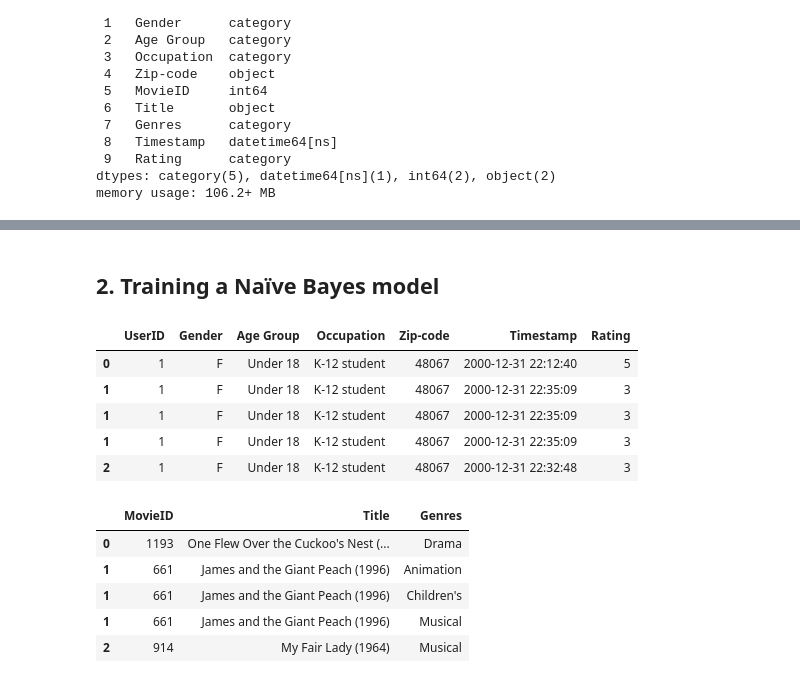
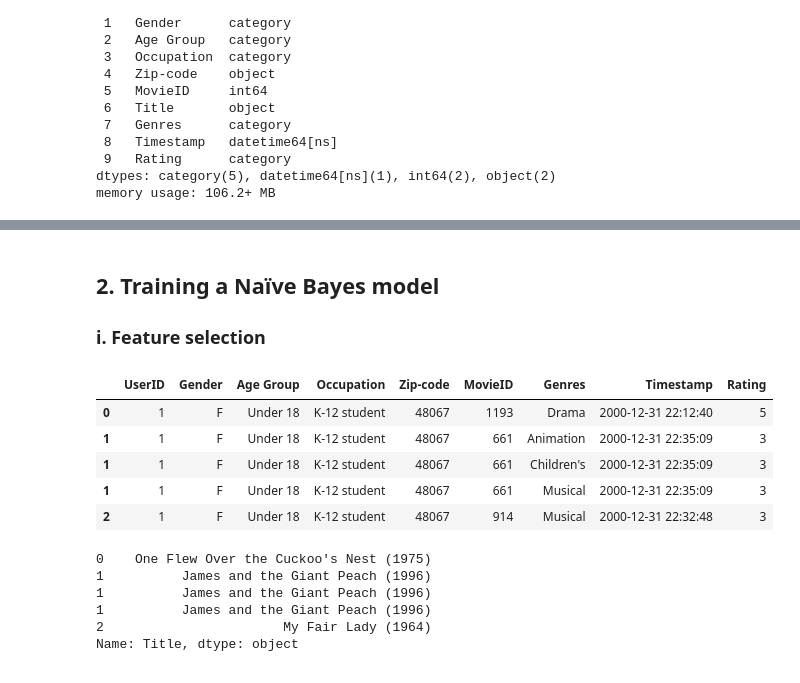
Before and after one commit to grace-sampao/Learning-Log-Python-Machine-Learning-by-Example-by-Yuxi-Hayden-Liu, a Jupyter notebook: exercises/02-building-a-movie-recommendation-engine-with-naïve-bayes/exercise-01.ipynb, the cells around one changed output, grey strips where cells are left out. Saved outputs shown, nothing was run; the diff lists cells and outputs as text; code cells hidden in the pictures.

```diff
--- a/exercises/02-building-a-movie-recommendation-engine-with-naïve-bayes/exercise-01.ipynb
+++ b/exercises/02-building-a-movie-recommendation-engine-with-naïve-bayes/exercise-01.ipynb
@@ -643,29 +644,31 @@ user_movie_ratings.head()
 | 2 | 1 | F | Under 18 | K-12 student | 48067 | 914 | My Fair Lady (1964) | Musical | 2000-12-31 22:32:48 | 3 |
 # %% [markdown]
 ## 2. Training a Naïve Bayes model
+
+### i. Feature selection
 # %%
-features = user_movie_ratings[['UserID', 'Gender', 'Age Group', 'Occupation', 'Zip-code', 'Timestamp', 'Rating']]
-targets = user_movie_ratings[['MovieID', 'Title', 'Genres']]
+features = user_movie_ratings[['UserID', 'Gender', 'Age Group', 'Occupation', 'Zip-code', 'MovieID', 'Genres', 'Timestamp', 'Rating']]
+targets = user_movie_ratings['Title']
 
 X, y = features, targets
 
 X.head()
 # %% [output]
-|  | UserID | Gender | Age Group | Occupation | Zip-code | Timestamp | Rating |
-| 0 | 1 | F | Under 18 | K-12 student | 48067 | 2000-12-31 22:12:40 | 5 |
-| 1 | 1 | F | Under 18 | K-12 student | 48067 | 2000-12-31 22:35:09 | 3 |
-| 1 | 1 | F | Under 18 | K-12 student | 48067 | 2000-12-31 22:35:09 | 3 |
-| 1 | 1 | F | Under 18 | K-12 student | 48067 | 2000-12-31 22:35:09 | 3 |
-| 2 | 1 | F | Under 18 | K-12 student | 48067 | 2000-12-31 22:32:48 | 3 |
+|  | UserID | Gender | Age Group | Occupation | Zip-code | MovieID | Genres | Timestamp | Rating |
+| 0 | 1 | F | Under 18 | K-12 student | 48067 | 1193 | Drama | 2000-12-31 22:12:40 | 5 |
+| 1 | 1 | F | Under 18 | K-12 student | 48067 | 661 | Animation | 2000-12-31 22:35:09 | 3 |
+| 1 | 1 | F | Under 18 | K-12 student | 48067 | 661 | Children's | 2000-12-31 22:35:09 | 3 |
+| 1 | 1 | F | Under 18 | K-12 student | 48067 | 661 | Musical | 2000-12-31 22:35:09 | 3 |
+| 2 | 1 | F | Under 18 | K-12 student | 48067 | 914 | Musical | 2000-12-31 22:32:48 | 3 |
 # %%
 y.head()
 # %% [output]
-|  | MovieID | Title | Genres |
-| 0 | 1193 | One Flew Over the Cuckoo's Nest (... | Drama |
-| 1 | 661 | James and the Giant Peach (1996) | Animation |
-| 1 | 661 | James and the Giant Peach (1996) | Children's |
-| 1 | 661 | James and the Giant Peach (1996) | Musical |
-| 2 | 914 | My Fair Lady (1964) | Musical |
+0    One Flew Over the Cuckoo's Nest (1975)
+1          James and the Giant Peach (1996)
+1          James and the Giant Peach (1996)
+1          James and the Giant Peach (1996)
+2                       My Fair Lady (1964)
+Name: Title, dtype: object
 # %%
 X_train, X_test, y_train, y_test = train_test_split(X, y, test_size=0.33, random_state=42)
 
```
Also changed, not shown: parts of 7 cells of this notebook.
